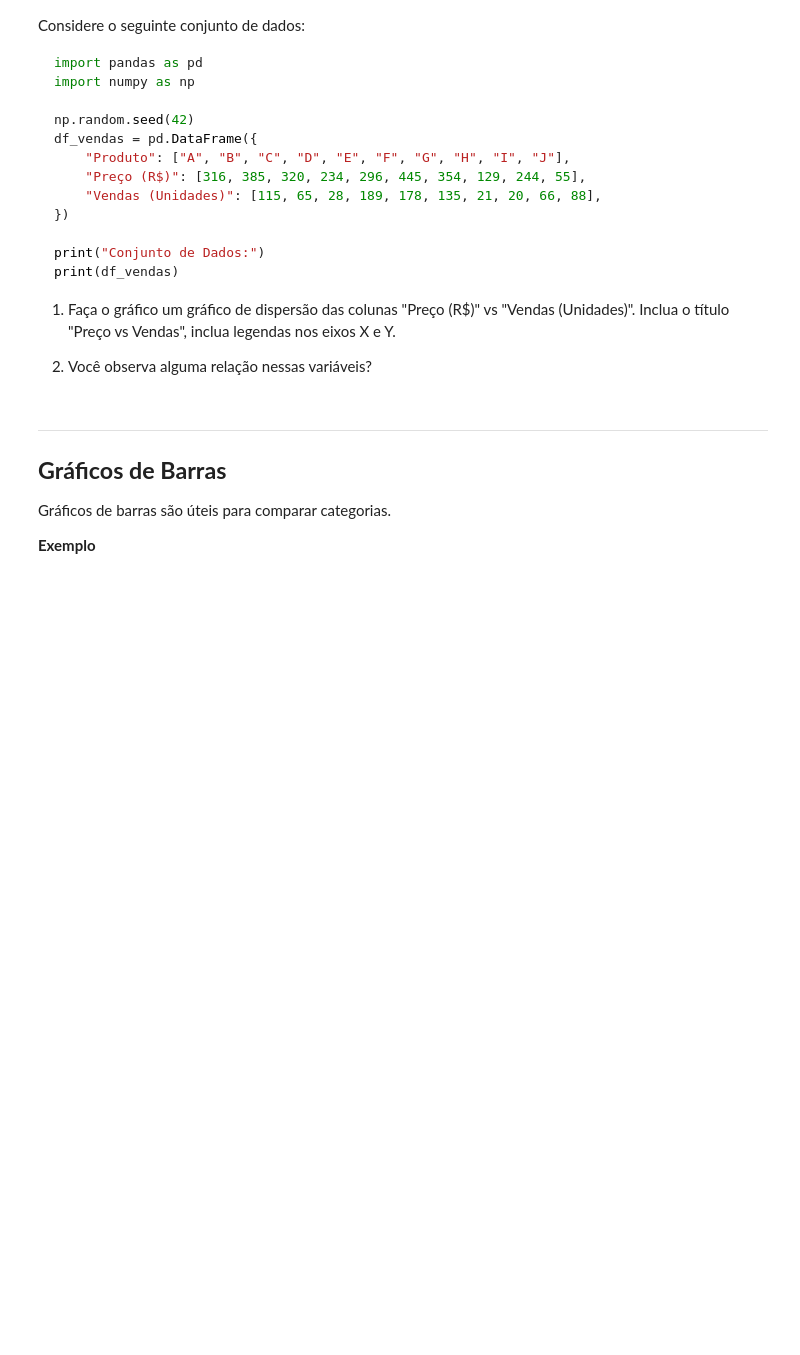
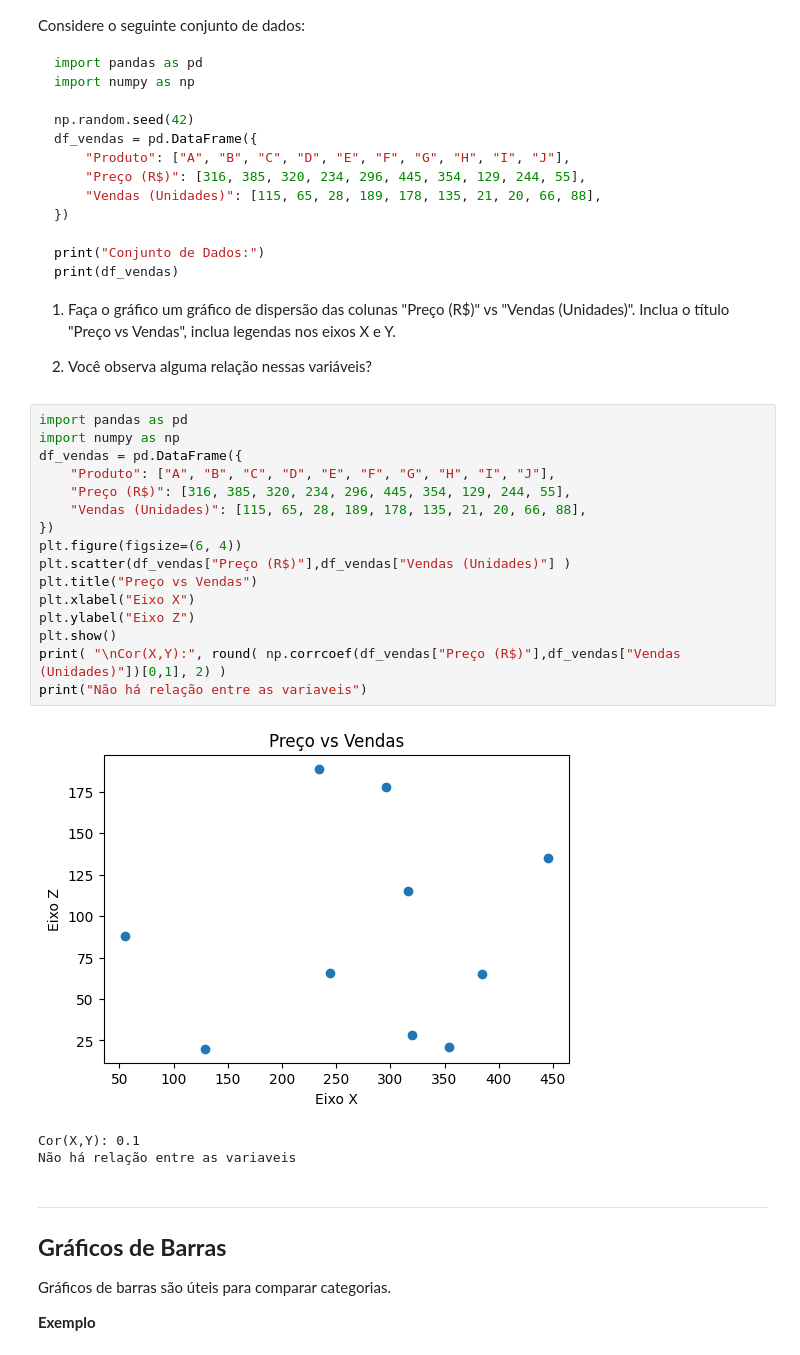
Before and after one commit to py241012525/CEE2, a Jupyter notebook: aulas.ipynb, the cells around one changed output. Cells and saved outputs as stored; diff of their text form; blank space fills up the shorter version.

```diff
--- a/aulas.ipynb
+++ b/aulas.ipynb
@@ -4047,6 +4053,26 @@ print(df_vendas)
 1. Faça o gráfico um gráfico de dispersão das colunas "Preço (R$)" vs "Vendas (Unidades)". Inclua o título "Preço vs Vendas", inclua legendas nos eixos X e Y.
 
 2. Você observa alguma relação nessas variáveis?
+# %%
+import pandas as pd
+import numpy as np
+df_vendas = pd.DataFrame({
+    "Produto": ["A", "B", "C", "D", "E", "F", "G", "H", "I", "J"],
+    "Preço (R$)": [316, 385, 320, 234, 296, 445, 354, 129, 244, 55],
+    "Vendas (Unidades)": [115, 65, 28, 189, 178, 135, 21, 20, 66, 88],
+})
+plt.figure(figsize=(6, 4))
+plt.scatter(df_vendas["Preço (R$)"],df_vendas["Vendas (Unidades)"] )
+plt.title("Preço vs Vendas")
+plt.xlabel("Eixo X")
+plt.ylabel("Eixo Z")
+plt.show()
+print( "\nCor(X,Y):", round( np.corrcoef(df_vendas["Preço (R$)"],df_vendas["Vendas (Unidades)"])[0,1], 2) )
+print("Não há relação entre as variaveis")
+# %% [output]
+[figure, added]
+Cor(X,Y): 0.1
+Não há relação entre as variaveis
 # %% [markdown]
 ---
 
```
Also changed, not shown: parts of 1 cell of this notebook.
